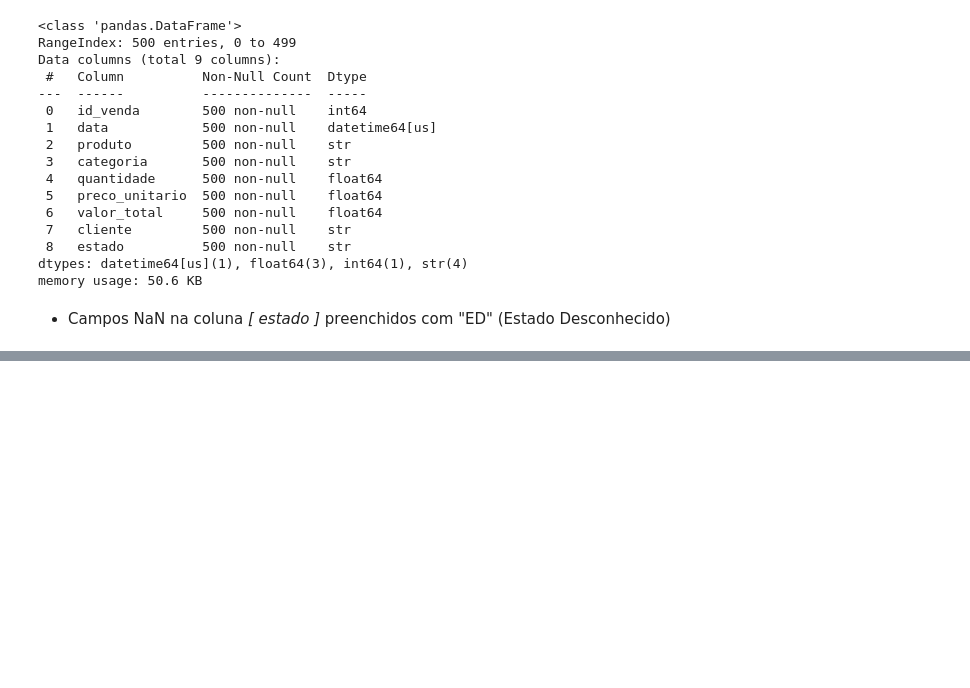
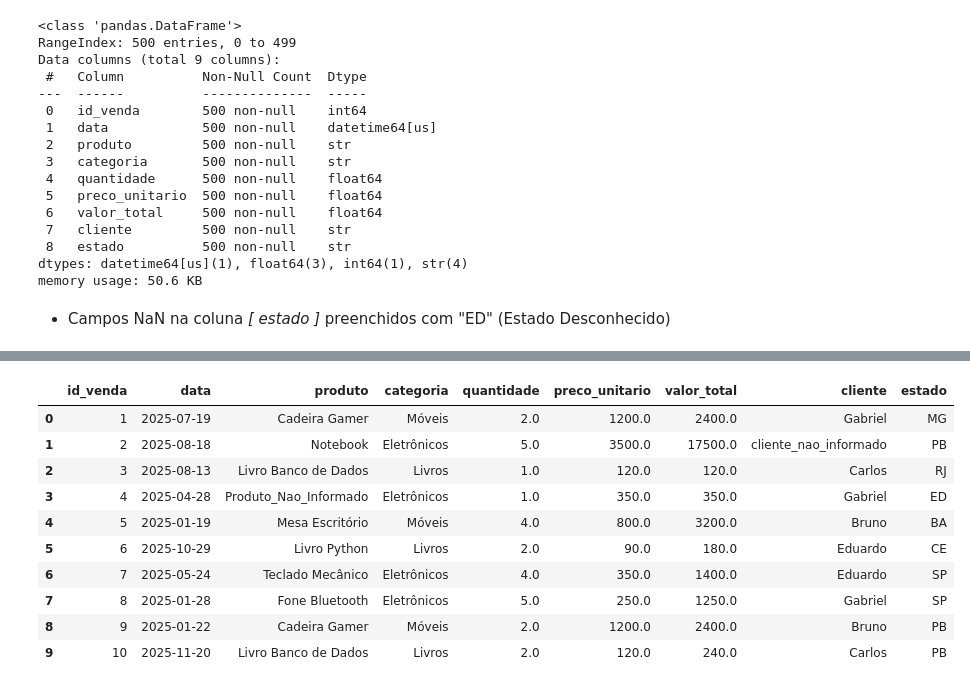
Before and after one commit to Pedro-Antonio-Dev/analise-vendas-python, a Jupyter notebook: notebooks/analise_vendas.ipynb, the cells around one changed output, grey strips where cells are left out. Cells and saved outputs as stored; diff of their text form; code cells hidden in the pictures; blank space fills up the shorter version.

Commit message:
feat: conjunto de tasks de validacao de dados concluida com sucesso

```diff
--- a/notebooks/analise_vendas.ipynb
+++ b/notebooks/analise_vendas.ipynb
@@ -514,0 +521,14 @@ memory usage: 50.6 KB
+# %%
+df.head(10)
+# %% [output]
+|  | id_venda | data | produto | categoria | quantidade | preco_unitario | valor_total | cliente | estado |
+| 0 | 1 | 2025-07-19 | Cadeira Gamer | Móveis | 2.0 | 1200.0 | 2400.0 | Gabriel | MG |
+| 1 | 2 | 2025-08-18 | Notebook | Eletrônicos | 5.0 | 3500.0 | 17500.0 | cliente_nao_informado | PB |
+| 2 | 3 | 2025-08-13 | Livro Banco de Dados | Livros | 1.0 | 120.0 | 120.0 | Carlos | RJ |
+| 3 | 4 | 2025-04-28 | Produto_Nao_Informado | Eletrônicos | 1.0 | 350.0 | 350.0 | Gabriel | ED |
+| 4 | 5 | 2025-01-19 | Mesa Escritório | Móveis | 4.0 | 800.0 | 3200.0 | Bruno | BA |
+| 5 | 6 | 2025-10-29 | Livro Python | Livros | 2.0 | 90.0 | 180.0 | Eduardo | CE |
+| 6 | 7 | 2025-05-24 | Teclado Mecânico | Eletrônicos | 4.0 | 350.0 | 1400.0 | Eduardo | SP |
+| 7 | 8 | 2025-01-28 | Fone Bluetooth | Eletrônicos | 5.0 | 250.0 | 1250.0 | Gabriel | SP |
+| 8 | 9 | 2025-01-22 | Cadeira Gamer | Móveis | 2.0 | 1200.0 | 2400.0 | Bruno | PB |
+| 9 | 10 | 2025-11-20 | Livro Banco de Dados | Livros | 2.0 | 120.0 | 240.0 | Carlos | PB |
```
Also changed, not shown: parts of 8 cells of this notebook.
